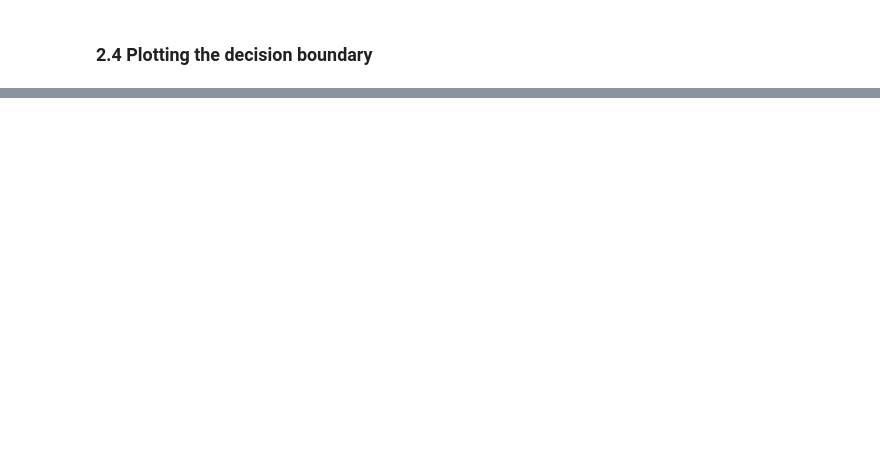
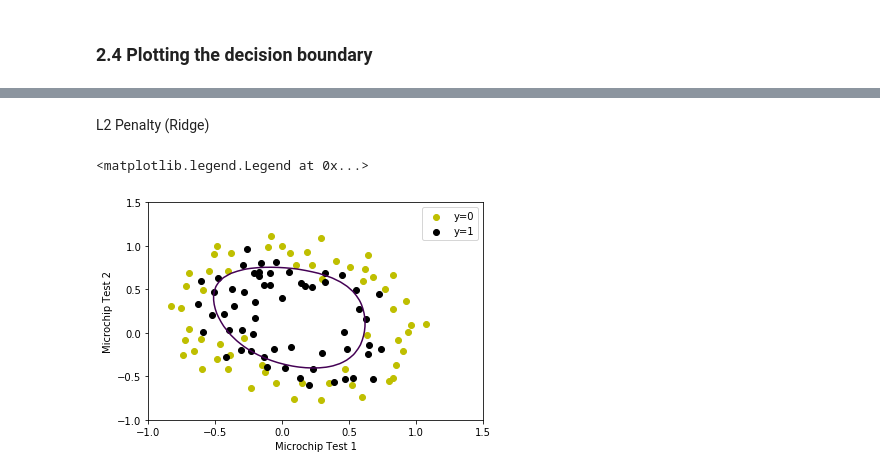
Before and after one commit to jcbaker1/Coursera, a Jupyter notebook: ML/machine-learning-ex2/ex2_python/ex2.ipynb, the cells around one changed output, grey strips where cells are left out. Drawn from its saved outputs; the diff is of its cells as text; code cells hidden in the pictures; blank space fills up the shorter version.

```diff
--- a/ML/machine-learning-ex2/ex2_python/ex2.ipynb
+++ b/ML/machine-learning-ex2/ex2_python/ex2.ipynb
@@ -555,0 +667,2 @@ array([ 7.78474422e-01,  1.27182715e-01,  4.75983939e-01, -2.18280957e+00,
+# %%
+clf = LogisticRegression(C=1)
@@ -555,0 +685,27 @@ array([ 7.78474422e-01,  1.27182715e-01,  4.75983939e-01, -2.18280957e+00,
+# %% [markdown]
+L2 Penalty (Ridge)
+# %%
+plt.scatter(X[y == 0, 1], X[y == 0, 2], label = 'y=0', color='y')
+plt.scatter(X[y == 1, 1], X[y == 1, 2], label = 'y=1', color='k')
+plt.xlabel('Microchip Test 1')
+plt.ylabel('Microchip Test 2')
+
+u = np.linspace(-1, 1.5, 50);
+v = np.linspace(-1, 1.5, 50);
+
+z = np.zeros((len(u), len(v)));
+# Evaluate z = theta*x over the grid
+for i in range(len(u)):
+    for j in range(len(v)):
+        z[i,j] = mapFeature(np.array([u[i]]), np.array([v[j]])).dot(clf.coef_[0]);
+z = np.transpose(z); # important to transpose z before calling contour
+
+# Plot z = 0
+# Notice you need to specify the level 0
+plt.contour(u, v, z, levels=[0])
+
+# Legend, specific for the exercise
+plt.legend()
+# %% [output]
+<matplotlib.legend.Legend at 0x...>
+[figure, added]
```
Also changed, not shown: parts of 18 cells of this notebook.
